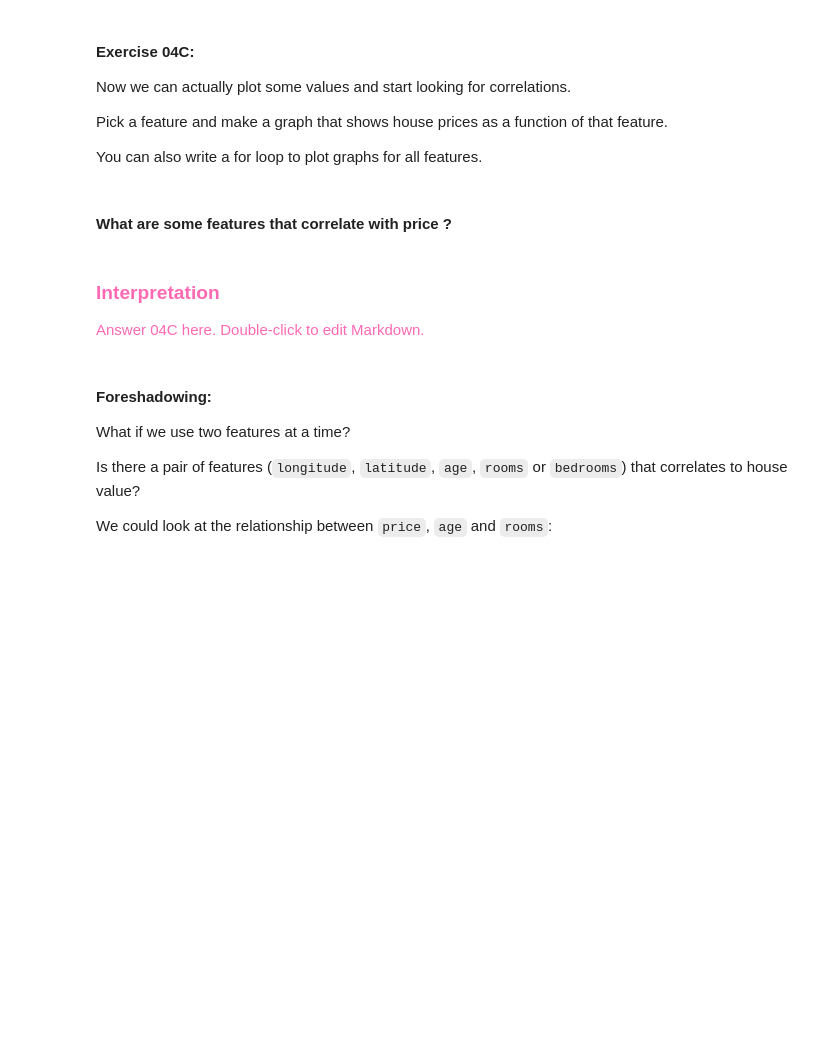
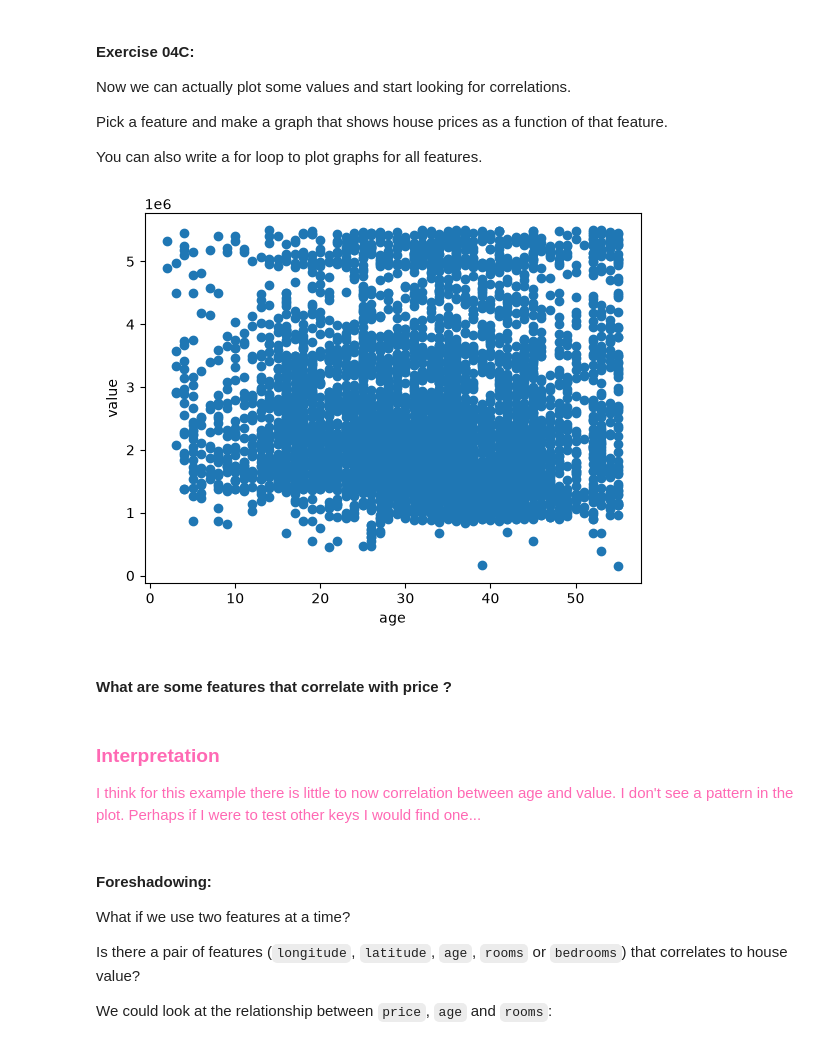
Before and after one commit to AI-and-Machine-Learning-A-Fa26/Homework02, a Jupyter notebook: Homework02.ipynb, the cells around one changed output. Drawn from its saved outputs; the diff is of its cells as text; code cells hidden in the pictures; blank space fills up the shorter version.

```diff
--- a/Homework02.ipynb
+++ b/Homework02.ipynb
@@ -416,8 +416,7 @@ Before we plot anything, let's define a function `list_from_key(objs, key)` that
 
 # helper function to get lists of values from specific key
 def list_from_key(objs, key):
-  # TODO: implement the list_from_key functionality
-  return []
+  return [item[key] for item in objs]
 # %%
 # Test 04B
 Tests.test("04B", list_from_key)
@@ -432,26 +433,28 @@ You can also write a for loop to plot graphs for all features.
 # %%
 # Work on 04C here
 
 # TODO: get a list with all of the price values
-prices = []
+house_values = list_from_key(info_houses, "value")
 
 # TODO: get a list with all of the house ages (for example)
-house_ages = []
+house_ages = list_from_key(info_houses, "age")
 
 
 # this is the command to plot a XY scatter plot from 2 lists
 # see documentation: https://matplotlib.org/stable/api/_as_gen/matplotlib.pyplot.scatter.html
 
-plt.scatter(house_ages, prices)
+plt.scatter(house_ages, house_values)
 plt.xlabel("age")
 plt.ylabel("value")
 plt.show()
+# %% [output]
+[figure, added]
 # %% [markdown]
 #### What are some features that correlate with price ?
-# %% [markdown]
-### <span style="color:hotpink">Interpretation</span>
-
-<span style="color:hotpink">Answer 04C here. Double-click to edit Markdown.</span>
+# %% [markdown]
+### <span style="color:hotpink">Interpretation</span>
+
+<span style="color:hotpink">I think for this example there is little to now correlation between age and value. I don't see a pattern in the plot. Perhaps if I were to test other keys I would find one... </span>
 # %% [markdown]
 #### Foreshadowing:
 
```
Also changed, not shown: parts of 3 cells of this notebook.
